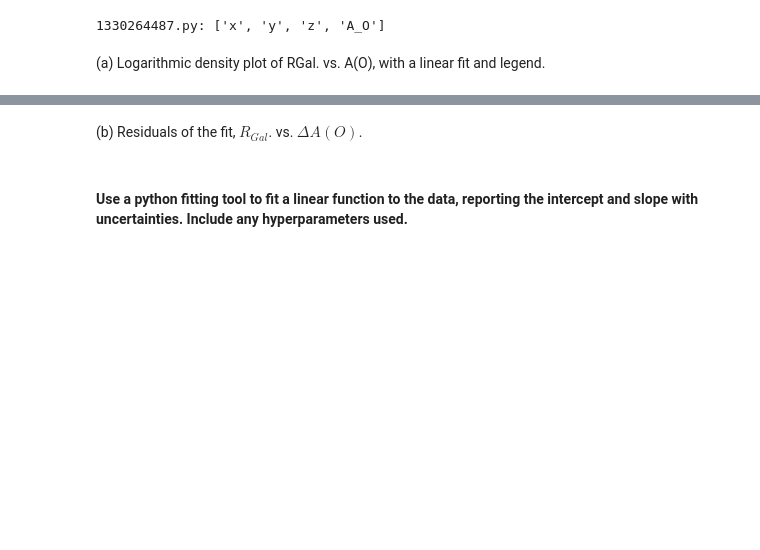
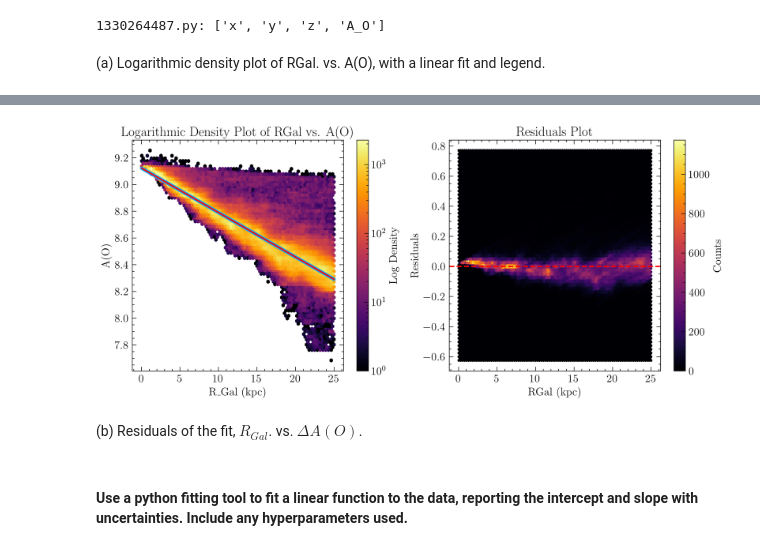
Before and after one commit to gkb21/ASTR4004_assignment3, a Jupyter notebook: assignment_3.ipynb, the cells around one changed output, grey strips where cells are left out. Saved outputs shown, nothing was run; the diff lists cells and outputs as text; code cells hidden in the pictures; blank space fills up the shorter version.

```diff
--- a/assignment_3.ipynb
+++ b/assignment_3.ipynb
@@ -228,3 +264,36 @@ NameError: name 'r_value' is not defined
+# %%
+# Create the plot
+# Create the figure
+fig = plt.figure(figsize=(15, 6))
+ax1 = fig.add_subplot(121)  # First subplot
+ax2 = fig.add_subplot(122)  # Second subplot
+
+
+hb = ax1.hexbin(RGal_filtered, A_O_filtered, gridsize=70, cmap='inferno', bins='log')
+ax1.plot(RGal_filtered, A_O_fit, color=(0.078, 0.667, 1.0), linewidth=5,label='Linear Fit')
+ax1.plot(x_smooth, linear_fit, label='Linear Fit', color='red')
+ax1.set_xlabel('R_Gal (kpc)')
+ax1.set_ylabel('A(O)')
+ax1.set_title('Logarithmic Density Plot of RGal vs. A(O)')
+
+hb2 = ax2.hexbin(RGal, residuals, gridsize=100, cmap='inferno')
+ax2.axhline(0, color='red', linestyle='--', label='Zero Residual')
+ax2.set_xlabel('RGal (kpc)')
+ax2.set_ylabel('Residuals')
+ax2.set_title('Residuals Plot')
+
+
+#fit_info = f'Slope: {m:.2f}, Intercept: {b:.2f}, R²: {r_value**2:.2f}'
+#ax1.legend([fitline[0]], [fit_info], loc='lower left')
+plt.colorbar(hb, ax=ax1, label='Log Density')
+plt.colorbar(hb2, ax=ax2, label='Counts')
+plt.savefig('figures/RGal_vs_AO.png', bbox_inches='tight')
+plt.show()
+# Save the figure
+
+plt.close()  # Close the figure to free memory
+# %% [output]
+[figure, added]
 # %% [markdown]
 (b) Residuals of the fit, $R_{Gal}$. vs. $\Delta A(O)$.
 # %% [markdown]
```
Also changed, not shown: parts of 7 cells of this notebook, 1 other file.
